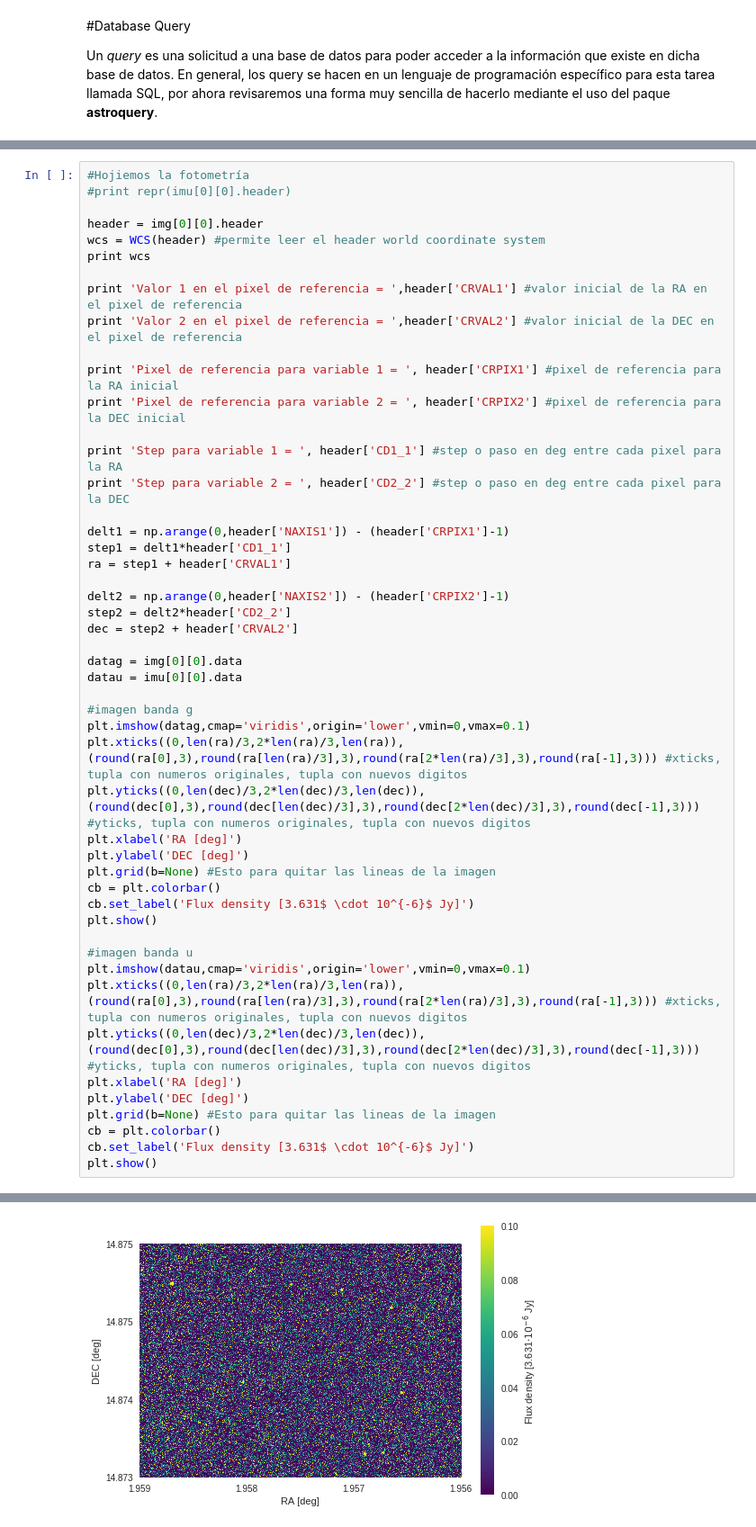
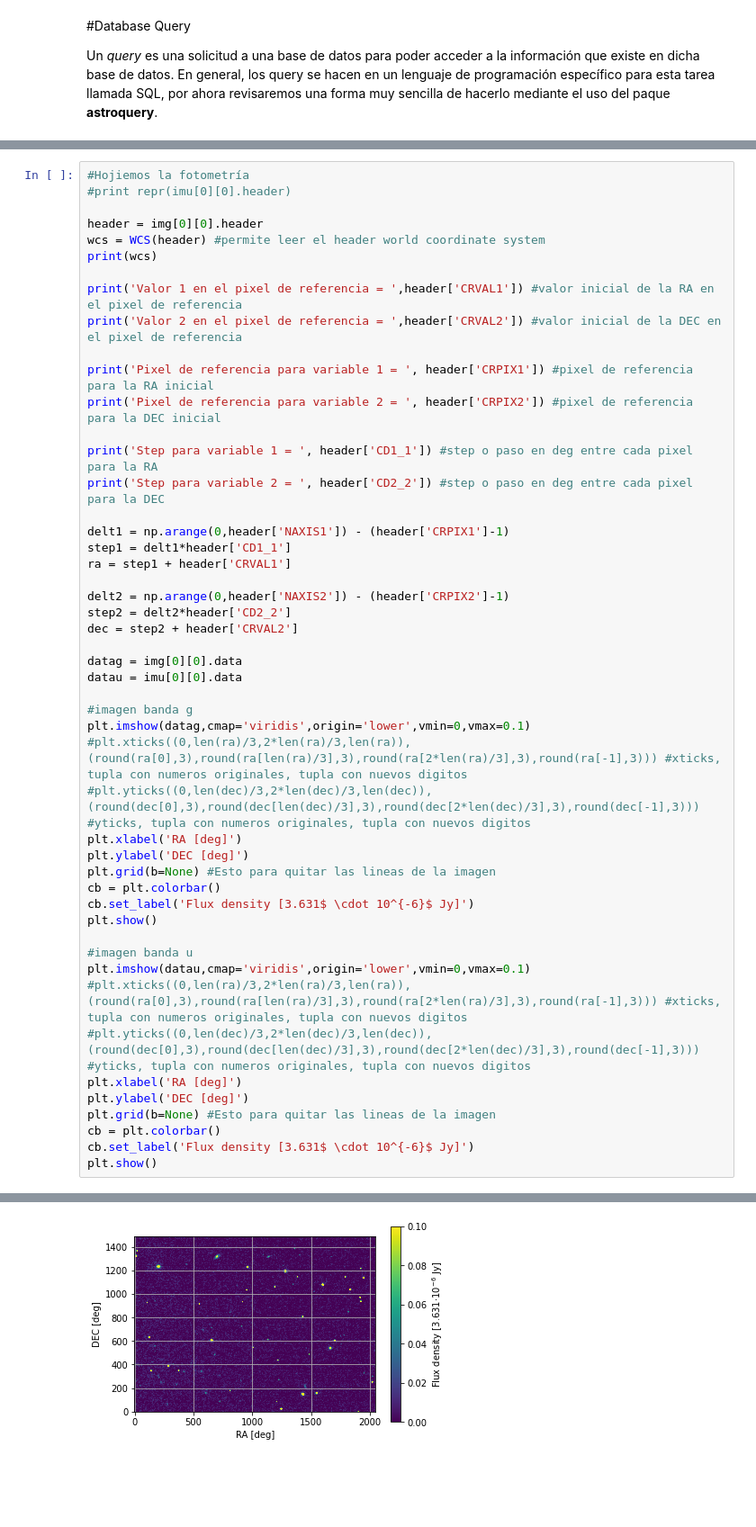
Before and after one commit to suafle/Clase4, a Jupyter notebook: Actividad_4_Extragaláctico.ipynb, the cells around one changed output, grey strips where cells are left out. Shown at 90% size. Drawn from its saved outputs; the diff is of its cells as text; blank space fills up the shorter version.

```diff
--- a/Actividad_4_Extragaláctico.ipynb
+++ b/Actividad_4_Extragaláctico.ipynb
@@ -286,16 +275,16 @@ Downloading http://data.sdss3.org/sas/dr12/boss/photoObj/frames/301/1739/3/frame
 
 header = img[0][0].header
 wcs = WCS(header) #permite leer el header world coordinate system
-print wcs
+print(wcs)
 
-print 'Valor 1 en el pixel de referencia = ',header['CRVAL1'] #valor inicial de la RA en el pixel de referencia
-print 'Valor 2 en el pixel de referencia = ',header['CRVAL2'] #valor inicial de la DEC en el pixel de referencia
+print('Valor 1 en el pixel de referencia = ',header['CRVAL1']) #valor inicial de la RA en el pixel de referencia
+print('Valor 2 en el pixel de referencia = ',header['CRVAL2']) #valor inicial de la DEC en el pixel de referencia
 
-print 'Pixel de referencia para variable 1 = ', header['CRPIX1'] #pixel de referencia para la RA inicial
-print 'Pixel de referencia para variable 2 = ', header['CRPIX2'] #pixel de referencia para la DEC inicial
+print('Pixel de referencia para variable 1 = ', header['CRPIX1']) #pixel de referencia para la RA inicial
+print('Pixel de referencia para variable 2 = ', header['CRPIX2']) #pixel de referencia para la DEC inicial
 
-print 'Step para variable 1 = ', header['CD1_1'] #step o paso en deg entre cada pixel para la RA
-print 'Step para variable 2 = ', header['CD2_2'] #step o paso en deg entre cada pixel para la DEC
+print('Step para variable 1 = ', header['CD1_1']) #step o paso en deg entre cada pixel para la RA
+print('Step para variable 2 = ', header['CD2_2']) #step o paso en deg entre cada pixel para la DEC
 
 delt1 = np.arange(0,header['NAXIS1']) - (header['CRPIX1']-1)
 step1 = delt1*header['CD1_1']
@@ -310,8 +299,8 @@ datau = imu[0][0].data
 
 #imagen banda g
 plt.imshow(datag,cmap='viridis',origin='lower',vmin=0,vmax=0.1)
-plt.xticks((0,len(ra)/3,2*len(ra)/3,len(ra)),(round(ra[0],3),round(ra[len(ra)/3],3),round(ra[2*len(ra)/3],3),round(ra[-1],3))) #xticks, tupla con numeros originales, tupla con nuevos digitos
-plt.yticks((0,len(dec)/3,2*len(dec)/3,len(dec)),(round(dec[0],3),round(dec[len(dec)/3],3),round(dec[2*len(dec)/3],3),round(dec[-1],3))) #yticks, tupla con numeros originales, tupla con nuevos digitos
+#plt.xticks((0,len(ra)/3,2*len(ra)/3,len(ra)),(round(ra[0],3),round(ra[len(ra)/3],3),round(ra[2*len(ra)/3],3),round(ra[-1],3))) #xticks, tupla con numeros originales, tupla con nuevos digitos
+#plt.yticks((0,len(dec)/3,2*len(dec)/3,len(dec)),(round(dec[0],3),round(dec[len(dec)/3],3),round(dec[2*len(dec)/3],3),round(dec[-1],3))) #yticks, tupla con numeros originales, tupla con nuevos digitos
 plt.xlabel('RA [deg]')
 plt.ylabel('DEC [deg]')
 plt.grid(b=None) #Esto para quitar las lineas de la imagen
@@ -321,8 +310,8 @@ plt.show()
 
 #imagen banda u
 plt.imshow(datau,cmap='viridis',origin='lower',vmin=0,vmax=0.1)
-plt.xticks((0,len(ra)/3,2*len(ra)/3,len(ra)),(round(ra[0],3),round(ra[len(ra)/3],3),round(ra[2*len(ra)/3],3),round(ra[-1],3))) #xticks, tupla con numeros originales, tupla con nuevos digitos
-plt.yticks((0,len(dec)/3,2*len(dec)/3,len(dec)),(round(dec[0],3),round(dec[len(dec)/3],3),round(dec[2*len(dec)/3],3),round(dec[-1],3))) #yticks, tupla con numeros originales, tupla con nuevos digitos
+#plt.xticks((0,len(ra)/3,2*len(ra)/3,len(ra)),(round(ra[0],3),round(ra[len(ra)/3],3),round(ra[2*len(ra)/3],3),round(ra[-1],3))) #xticks, tupla con numeros originales, tupla con nuevos digitos
+#plt.yticks((0,len(dec)/3,2*len(dec)/3,len(dec)),(round(dec[0],3),round(dec[len(dec)/3],3),round(dec[2*len(dec)/3],3),round(dec[-1],3))) #yticks, tupla con numeros originales, tupla con nuevos digitos
 plt.xlabel('RA [deg]')
 plt.ylabel('DEC [deg]')
 plt.grid(b=None) #Esto para quitar las lineas de la imagen
@@ -351,4 +340,4 @@ Step para variable 2 =  1.50898710573e-06
-[figure, old version]
+[figure, new version]
 # %%
 #Revisemos la espectrometría ahora
 #print repr(sp[0][0].header)
```
Also changed, not shown: parts of 14 cells of this notebook.
